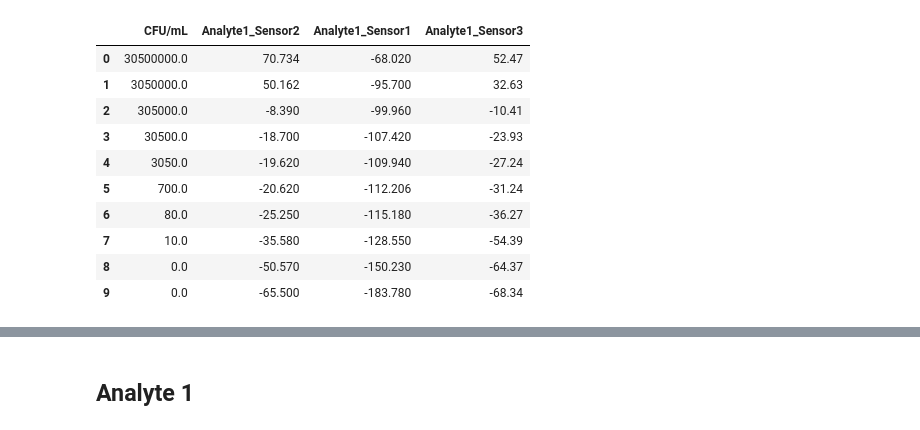
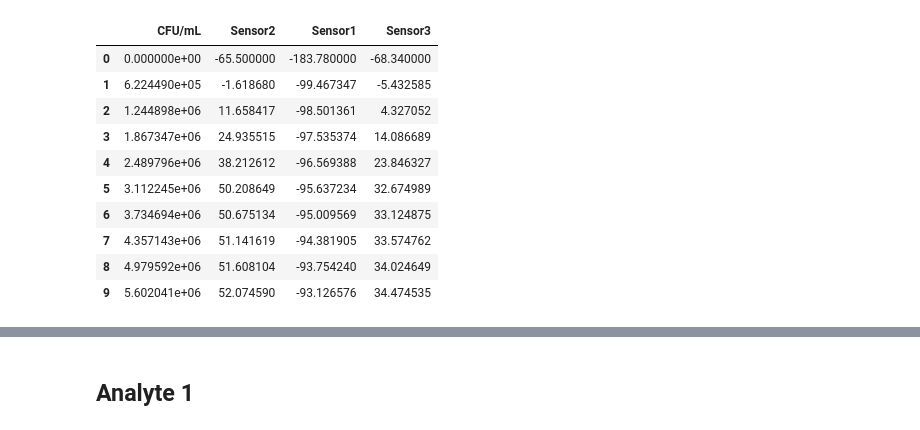
Before and after one commit to SohamD34/BTP, a Jupyter notebook: scripts/analysis.ipynb, the cells around one changed output, grey strips where cells are left out. Cells and saved outputs as stored; diff of their text form; code cells hidden in the pictures.

```diff
--- a/scripts/analysis.ipynb
+++ b/scripts/analysis.ipynb
@@ -12,23 +14,23 @@ warnings.filterwarnings("ignore")
 # %%
 ''' We have 10 points of Analyte1 data, Analyte2 data and Analyte3 data respectively. '''
 
-analyte1 = pd.read_csv('../data/Analyte1.csv')
+analyte1 = pd.read_csv('../data/Interpolated_Analyte1.csv')
 analyte2 = pd.read_csv('../data/Analyte2.csv')
 analyte3 = pd.read_csv('../data/Analyte3.csv')
 
 analyte1.head(10)
 # %% [output]
-|  | CFU/mL | Analyte1_Sensor2 | Analyte1_Sensor1 | Analyte1_Sensor3 |
-| 0 | 30500000.0 | 70.734 | -68.020 | 52.47 |
-| 1 | 3050000.0 | 50.162 | -95.700 | 32.63 |
-| 2 | 305000.0 | -8.390 | -99.960 | -10.41 |
-| 3 | 30500.0 | -18.700 | -107.420 | -23.93 |
-| 4 | 3050.0 | -19.620 | -109.940 | -27.24 |
-| 5 | 700.0 | -20.620 | -112.206 | -31.24 |
-| 6 | 80.0 | -25.250 | -115.180 | -36.27 |
-| 7 | 10.0 | -35.580 | -128.550 | -54.39 |
-| 8 | 0.0 | -50.570 | -150.230 | -64.37 |
-| 9 | 0.0 | -65.500 | -183.780 | -68.34 |
+|  | CFU/mL | Sensor2 | Sensor1 | Sensor3 |
+| 0 | 0.000000e+00 | -65.500000 | -183.780000 | -68.340000 |
+| 1 | 6.224490e+05 | -1.618680 | -99.467347 | -5.432585 |
+| 2 | 1.244898e+06 | 11.658417 | -98.501361 | 4.327052 |
+| 3 | 1.867347e+06 | 24.935515 | -97.535374 | 14.086689 |
+| 4 | 2.489796e+06 | 38.212612 | -96.569388 | 23.846327 |
+| 5 | 3.112245e+06 | 50.208649 | -95.637234 | 32.674989 |
+| 6 | 3.734694e+06 | 50.675134 | -95.009569 | 33.124875 |
+| 7 | 4.357143e+06 | 51.141619 | -94.381905 | 33.574762 |
+| 8 | 4.979592e+06 | 51.608104 | -93.754240 | 34.024649 |
+| 9 | 5.602041e+06 | 52.074590 | -93.126576 | 34.474535 |
 # %%
 fig = plt.figure(figsize=(6,10))
 ax = fig.add_subplot(111, projection='3d')
```
Also changed, not shown: parts of 11 cells of this notebook, 7 other files.
